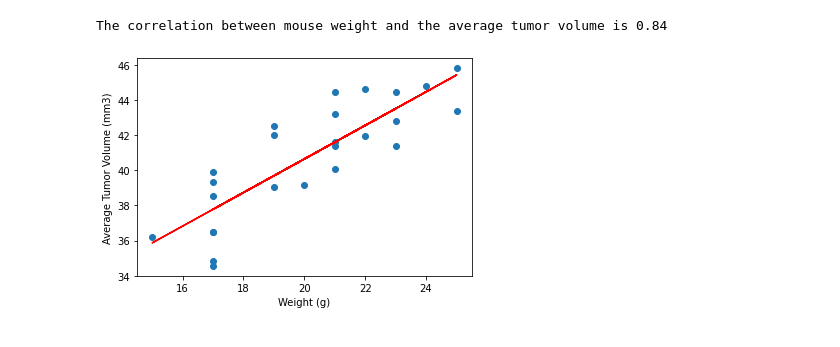
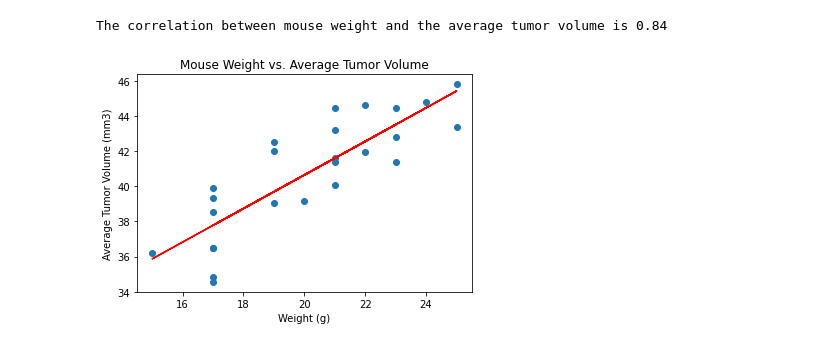
Before and after one commit to fromjandp/Pymaceuticals-Challenge, a Jupyter notebook: pymaceuticals_starter.ipynb, the cells around one changed output. Drawn from its saved outputs; the diff is of its cells as text; code cells hidden in the pictures.

```diff
--- a/pymaceuticals_starter.ipynb
+++ b/pymaceuticals_starter.ipynb
@@ -352,11 +354,12 @@ The correlation between mouse weight and the average tumor volume is 0.84
 # %%
 model = st.linregress(capomulin_average_df["Weight (g)"], capomulin_average_df["Tumor Volume (mm3)"])
 y_values = capomulin_average_df["Weight (g)"]*model[0]+model[1]
 plt.scatter(capomulin_average_df["Weight (g)"],capomulin_average_df["Tumor Volume (mm3)"])
 plt.plot(capomulin_average_df["Weight (g)"],y_values,color="red")
 plt.xlabel("Weight (g)")
 plt.ylabel("Average Tumor Volume (mm3)")
+plt.title("Mouse Weight vs. Average Tumor Volume")
 
 plt.show()
 # %% [output]
-[figure, old version]
+[figure, new version]
```
Also changed, not shown: parts of 3 cells of this notebook.
